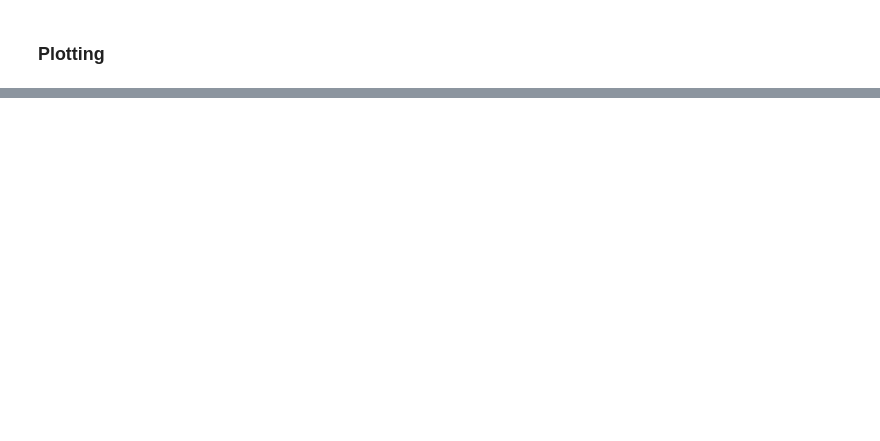
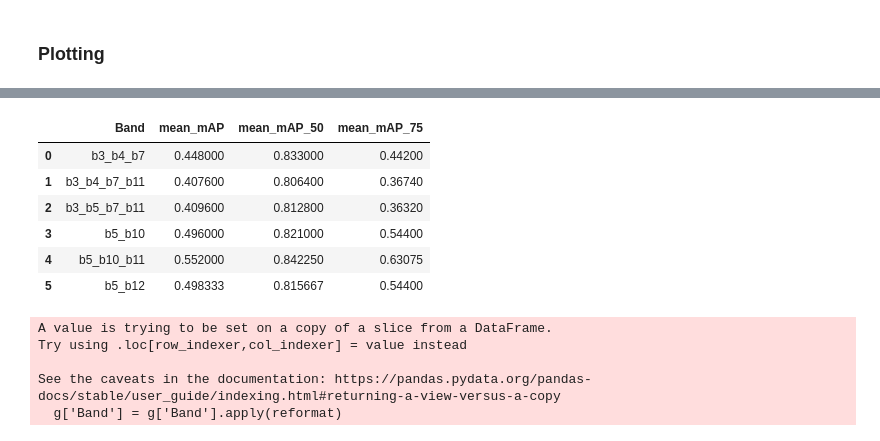
Before and after one commit to sirbastiano/SimpleDet, a Jupyter notebook: notebooks/plotters/parsePlotJSON.ipynb, the cells around one changed output, grey strips where cells are left out. Drawn from its saved outputs; the diff is of its cells as text; code cells hidden in the pictures; blank space fills up the shorter version.

```diff
--- a/notebooks/plotters/parsePlotJSON.ipynb
+++ b/notebooks/plotters/parsePlotJSON.ipynb
@@ -1136,0 +681,11 @@ main(pr_x_band, all_band_best)
+# %%
+import pandas as pd
+from style import PR
+
+# all_band_best: DataFrame containing coco/bbox mAP metrics grouped by spectral band
+# pr_x_band: List of evaluation results for each band
+all_band_best = pd.read_pickle('VENuS/Multi_all_best.pkl')
+pr_x_band = pd.read_pickle('VENuS/Multi_Venus_PR_curve.pkl')
+
+# Example call to main function:
+g = PR(pr_x_band, all_band_best, savepath='VENuS/Multi_Venus_PR_curve.png')
@@ -1136,0 +694,21 @@ main(pr_x_band, all_band_best)
+# %%
+g = g.loc[:, ~g.columns.str.contains('std')]
+# %%
+g
+# %% [output]
+|  | Band | mean_mAP | mean_mAP_50 | mean_mAP_75 |
+| 0 | b3_b4_b7 | 0.448000 | 0.833000 | 0.44200 |
+| 1 | b3_b4_b7_b11 | 0.407600 | 0.806400 | 0.36740 |
+| 2 | b3_b5_b7_b11 | 0.409600 | 0.812800 | 0.36320 |
+| 3 | b5_b10 | 0.496000 | 0.821000 | 0.54400 |
+| 4 | b5_b10_b11 | 0.552000 | 0.842250 | 0.63075 |
+| 5 | b5_b12 | 0.498333 | 0.815667 | 0.54400 |
+# %%
+from style import reformat
+g['Band'] = g['Band'].apply(reformat)
+# %% [output]
+A value is trying to be set on a copy of a slice from a DataFrame.
+Try using .loc[row_indexer,col_indexer] = value instead
+
+See the caveats in the documentation: https://pandas.pydata.org/pandas-docs/stable/user_guide/indexing.html#returning-a-view-versus-a-copy
+  g['Band'] = g['Band'].apply(reformat)
```
Also changed, not shown: parts of 22 cells of this notebook, 9 other files.
